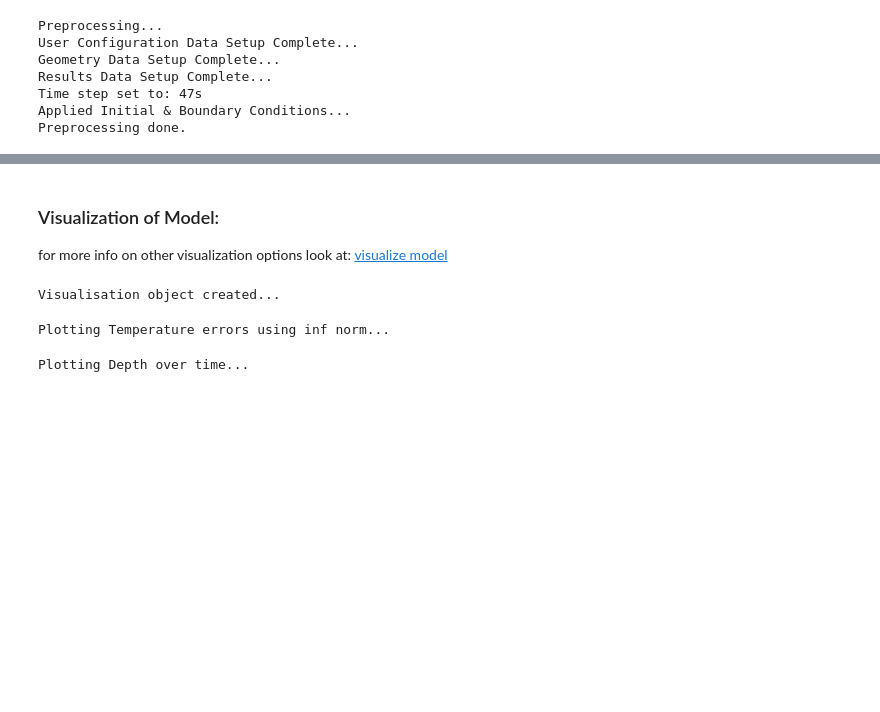
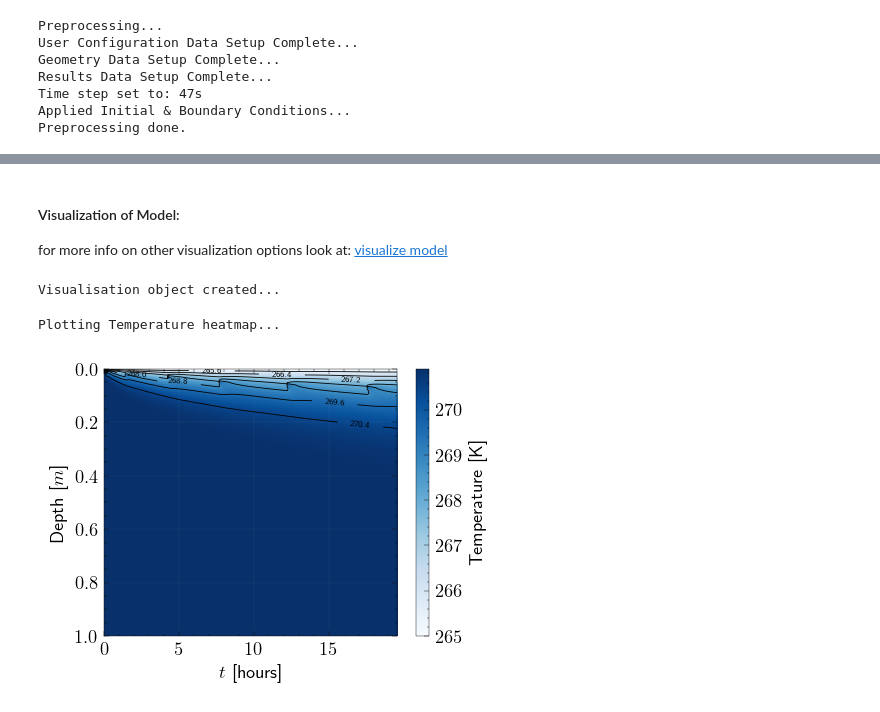
Before and after one commit to starry-phoenix/spyice-thesis, a Jupyter notebook: docs/source/quick_start/example/jupyter_run.ipynb, the cells around one changed output, grey strips where cells are left out. Saved outputs shown, nothing was run; the diff lists cells and outputs as text; code cells hidden in the pictures; blank space fills up the shorter version.

```diff
--- a/docs/source/quick_start/example/jupyter_run.ipynb
+++ b/docs/source/quick_start/example/jupyter_run.ipynb
@@ -88,5 +93,5 @@ Residuals exported successfully.
 # %% [markdown]
-### Visualization of Model:
+#### Visualization of Model:
 for more info on other visualization options look at:  [visualize model](https://starry-phoenix.github.io/spyice-thesis/build/html/api/spyice.postprocess.visualise_model.html)
 # %%
 model_visualization_object = VisualiseModel(
@@ -96,13 +101,8 @@ model_visualization_object = VisualiseModel(
 )
 # %% [output]
 Visualisation object created...
-# %%
-# Plots the Temperature Difference between Analytical and Numerical Solutions
-model_visualization_object.plot_error_temp(100, norm="inf", savefig=False)
-# %% [output]
-Plotting Temperature errors using inf norm...
-# %%
-# Plots the interface tracking over time for Analytical and Numerical Solutions
-model_visualization_object.plot_depth_over_time(savefig=True)
-# %% [output]
-Plotting Depth over time...
+# %%
+model_visualization_object.plot_temperature_heatmap(savefig=True, export_csv=False, show=True)
+# %% [output]
+Plotting Temperature heatmap...
+[figure, added]
```
Also changed, not shown: parts of 30 cells of this notebook, 9 other files.
